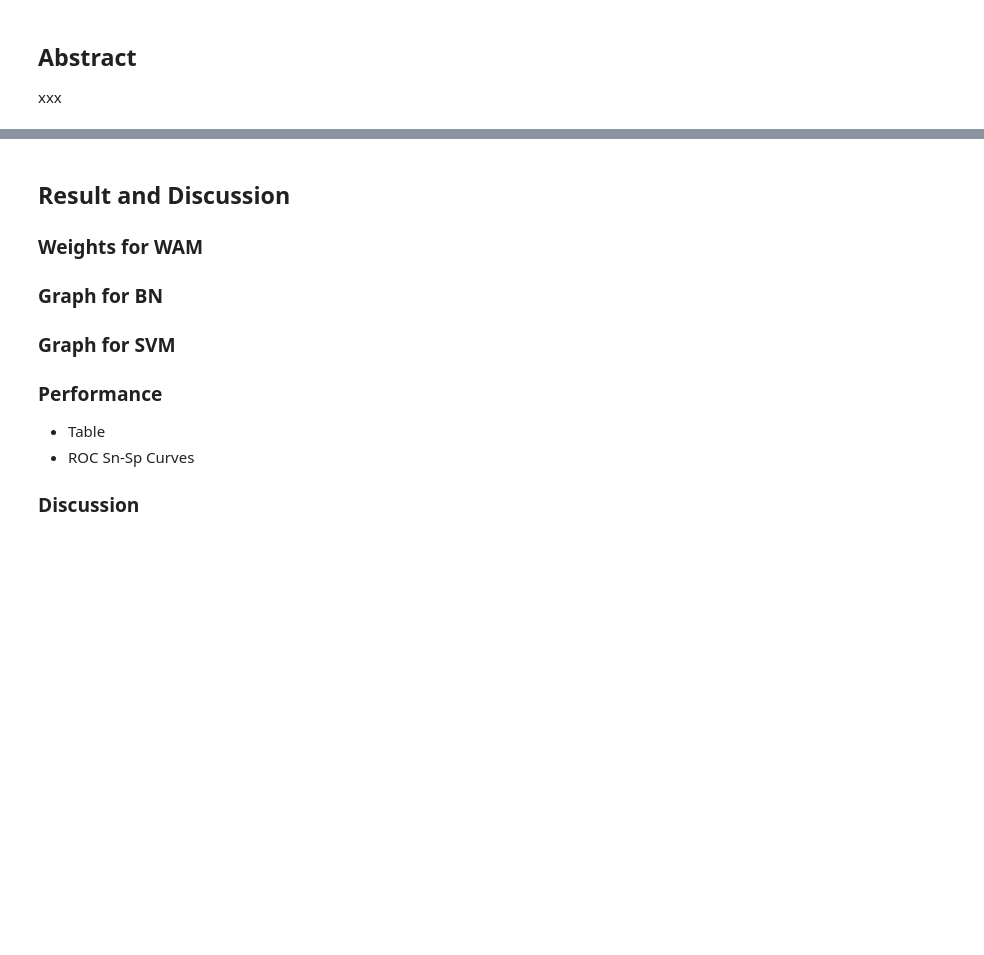
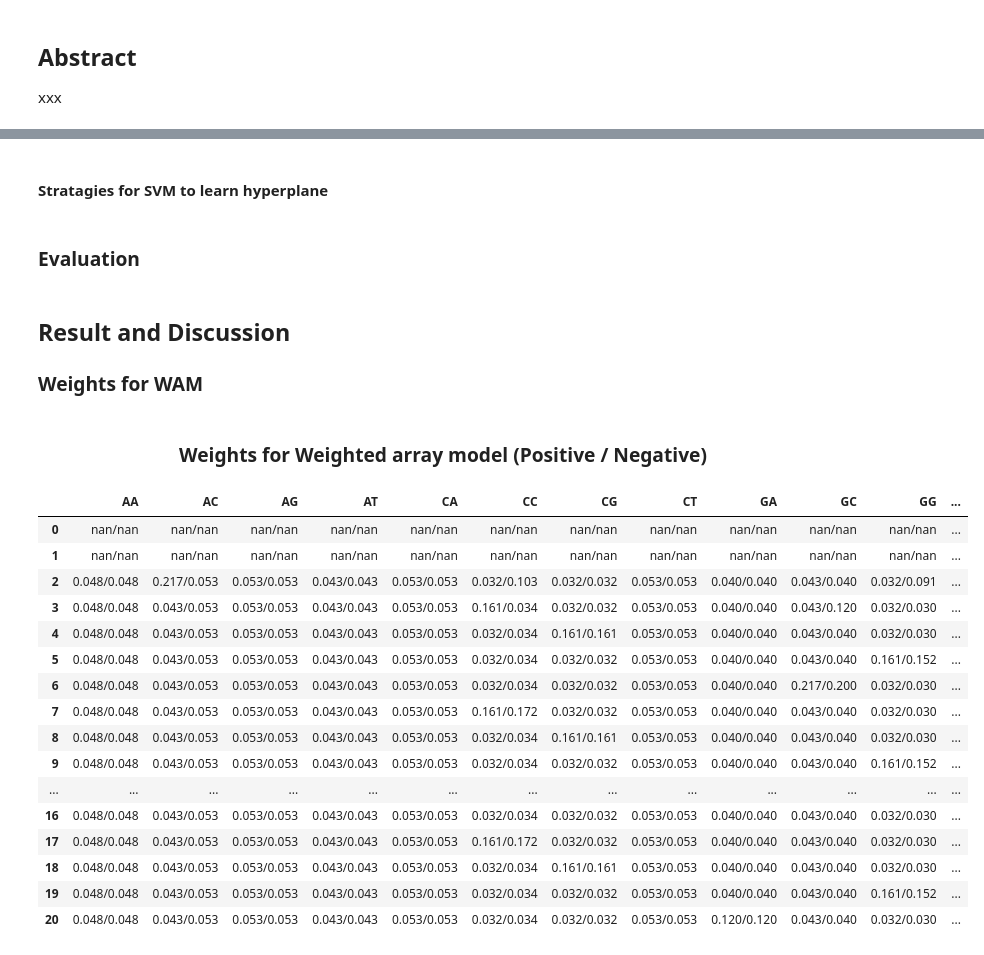
Before and after one commit to AdeBC/GSSR, a Jupyter notebook: Source/Report.ipynb, the cells around one changed output, grey strips where cells are left out. Saved outputs shown, nothing was run; the diff lists cells and outputs as text; code cells hidden in the pictures; blank space fills up the shorter version.

```diff
--- a/Source/Report.ipynb
+++ b/Source/Report.ipynb
@@ -20,0 +51,2 @@ xxx
+# %% [markdown]
+#### Stratagies for SVM to learn hyperplane
@@ -21,11 +62,6 @@ xxx
+# %% [markdown]
+### Evaluation
 # %% [markdown]
 ## Result and Discussion
 
 ### Weights for WAM
-### Graph for BN
-### Graph for SVM
-### Performance
-- Table
-- ROC Sn-Sp Curves
-
-### Discussion
@@ -44,0 +68,30 @@ warnings.filterwarnings("ignore")
+# %%
+model.wam.fit(pd.Series(['ACCGGCCGGAATGTTCCGGAT', 'ACCGGCCGGATTGTTCCGGTT',
+                         'CCCGGCCGGAATGTTCCGGAT', 'GGCGGCCGGATTGTTCCGGTT']),
+          pd.Series([1, 1, 0, 0]))
+pd.set_option('display.max_columns', None)
+p_rename = lambda x: 'P.{}'.format(x)
+n_rename = lambda x: 'N.{}'.format(x)
+
+display(Markdown( '<h3 align="center">Weights for Weighted array model (Positive / Negative)</h3>' ))
+model.wam.positive_weights.applymap(lambda x: '%.3f'%x) + '/' + \
+model.wam.negative_weights.applymap(lambda x: '%.3f'%x)
+# %% [output]
+<h3 align="center">Weights for Weighted array model (Positive / Negative)</h3>
+|  | AA | AC | AG | AT | CA | CC | CG | CT | GA | GC | GG | ... |
+| 0 | nan/nan | nan/nan | nan/nan | nan/nan | nan/nan | nan/nan | nan/nan | nan/nan | nan/nan | nan/nan | nan/nan | ... |
+| 1 | nan/nan | nan/nan | nan/nan | nan/nan | nan/nan | nan/nan | nan/nan | nan/nan | nan/nan | nan/nan | nan/nan | ... |
+| 2 | 0.048/0.048 | 0.217/0.053 | 0.053/0.053 | 0.043/0.043 | 0.053/0.053 | 0.032/0.103 | 0.032/0.032 | 0.053/0.053 | 0.040/0.040 | 0.043/0.040 | 0.032/0.091 | ... |
+| 3 | 0.048/0.048 | 0.043/0.053 | 0.053/0.053 | 0.043/0.043 | 0.053/0.053 | 0.161/0.034 | 0.032/0.032 | 0.053/0.053 | 0.040/0.040 | 0.043/0.120 | 0.032/0.030 | ... |
+| 4 | 0.048/0.048 | 0.043/0.053 | 0.053/0.053 | 0.043/0.043 | 0.053/0.053 | 0.032/0.034 | 0.161/0.161 | 0.053/0.053 | 0.040/0.040 | 0.043/0.040 | 0.032/0.030 | ... |
+| 5 | 0.048/0.048 | 0.043/0.053 | 0.053/0.053 | 0.043/0.043 | 0.053/0.053 | 0.032/0.034 | 0.032/0.032 | 0.053/0.053 | 0.040/0.040 | 0.043/0.040 | 0.161/0.152 | ... |
+| 6 | 0.048/0.048 | 0.043/0.053 | 0.053/0.053 | 0.043/0.043 | 0.053/0.053 | 0.032/0.034 | 0.032/0.032 | 0.053/0.053 | 0.040/0.040 | 0.217/0.200 | 0.032/0.030 | ... |
+| 7 | 0.048/0.048 | 0.043/0.053 | 0.053/0.053 | 0.043/0.043 | 0.053/0.053 | 0.161/0.172 | 0.032/0.032 | 0.053/0.053 | 0.040/0.040 | 0.043/0.040 | 0.032/0.030 | ... |
+| 8 | 0.048/0.048 | 0.043/0.053 | 0.053/0.053 | 0.043/0.043 | 0.053/0.053 | 0.032/0.034 | 0.161/0.161 | 0.053/0.053 | 0.040/0.040 | 0.043/0.040 | 0.032/0.030 | ... |
+| 9 | 0.048/0.048 | 0.043/0.053 | 0.053/0.053 | 0.043/0.043 | 0.053/0.053 | 0.032/0.034 | 0.032/0.032 | 0.053/0.053 | 0.040/0.040 | 0.043/0.040 | 0.161/0.152 | ... |
+| ... | ... | ... | ... | ... | ... | ... | ... | ... | ... | ... | ... | ... |
+| 16 | 0.048/0.048 | 0.043/0.053 | 0.053/0.053 | 0.043/0.043 | 0.053/0.053 | 0.032/0.034 | 0.032/0.032 | 0.053/0.053 | 0.040/0.040 | 0.043/0.040 | 0.032/0.030 | ... |
+| 17 | 0.048/0.048 | 0.043/0.053 | 0.053/0.053 | 0.043/0.043 | 0.053/0.053 | 0.161/0.172 | 0.032/0.032 | 0.053/0.053 | 0.040/0.040 | 0.043/0.040 | 0.032/0.030 | ... |
+| 18 | 0.048/0.048 | 0.043/0.053 | 0.053/0.053 | 0.043/0.043 | 0.053/0.053 | 0.032/0.034 | 0.161/0.161 | 0.053/0.053 | 0.040/0.040 | 0.043/0.040 | 0.032/0.030 | ... |
+| 19 | 0.048/0.048 | 0.043/0.053 | 0.053/0.053 | 0.043/0.043 | 0.053/0.053 | 0.032/0.034 | 0.032/0.032 | 0.053/0.053 | 0.040/0.040 | 0.043/0.040 | 0.161/0.152 | ... |
+| 20 | 0.048/0.048 | 0.043/0.053 | 0.053/0.053 | 0.043/0.043 | 0.053/0.053 | 0.032/0.034 | 0.032/0.032 | 0.053/0.053 | 0.120/0.120 | 0.043/0.040 | 0.032/0.030 | ... |
```
Also changed, not shown: parts of 24 cells of this notebook, 1 other file.
